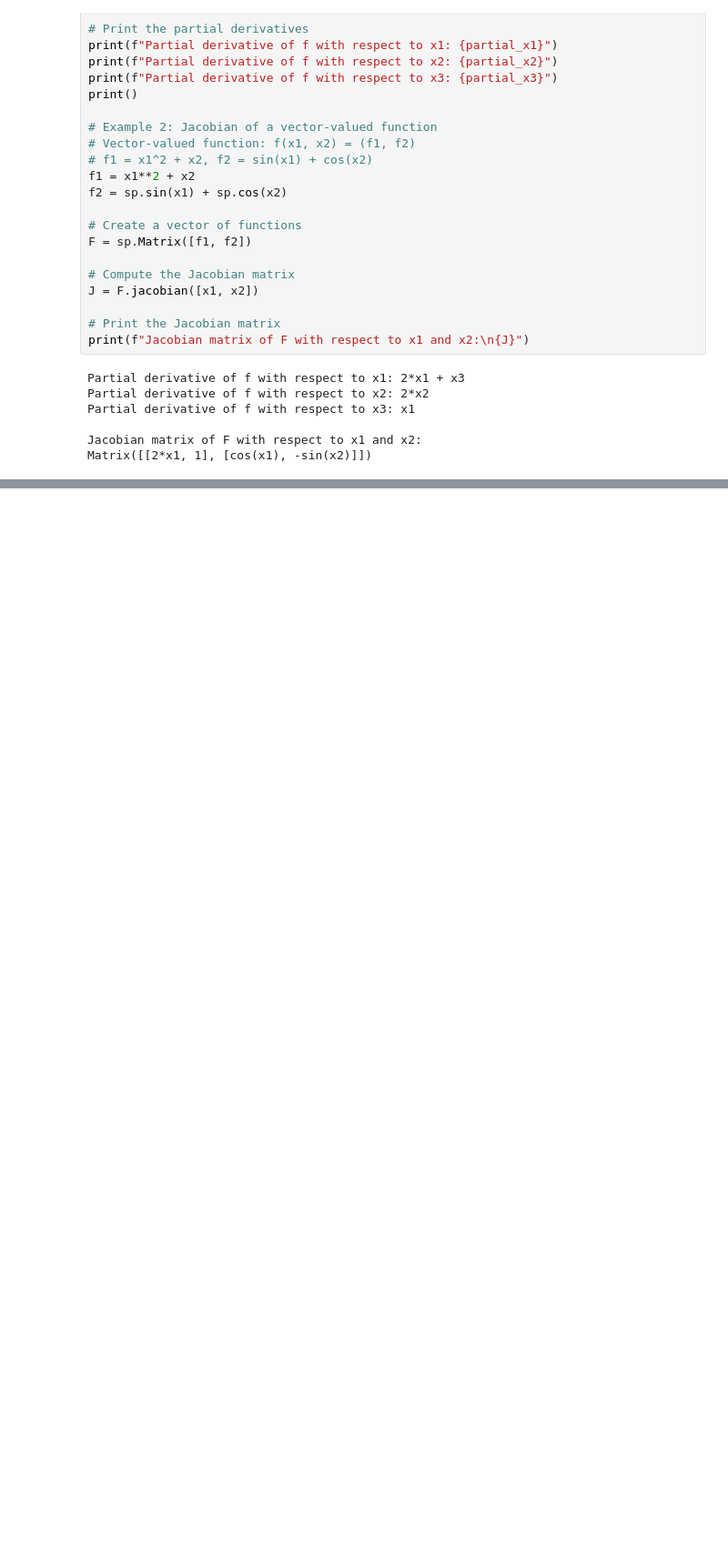
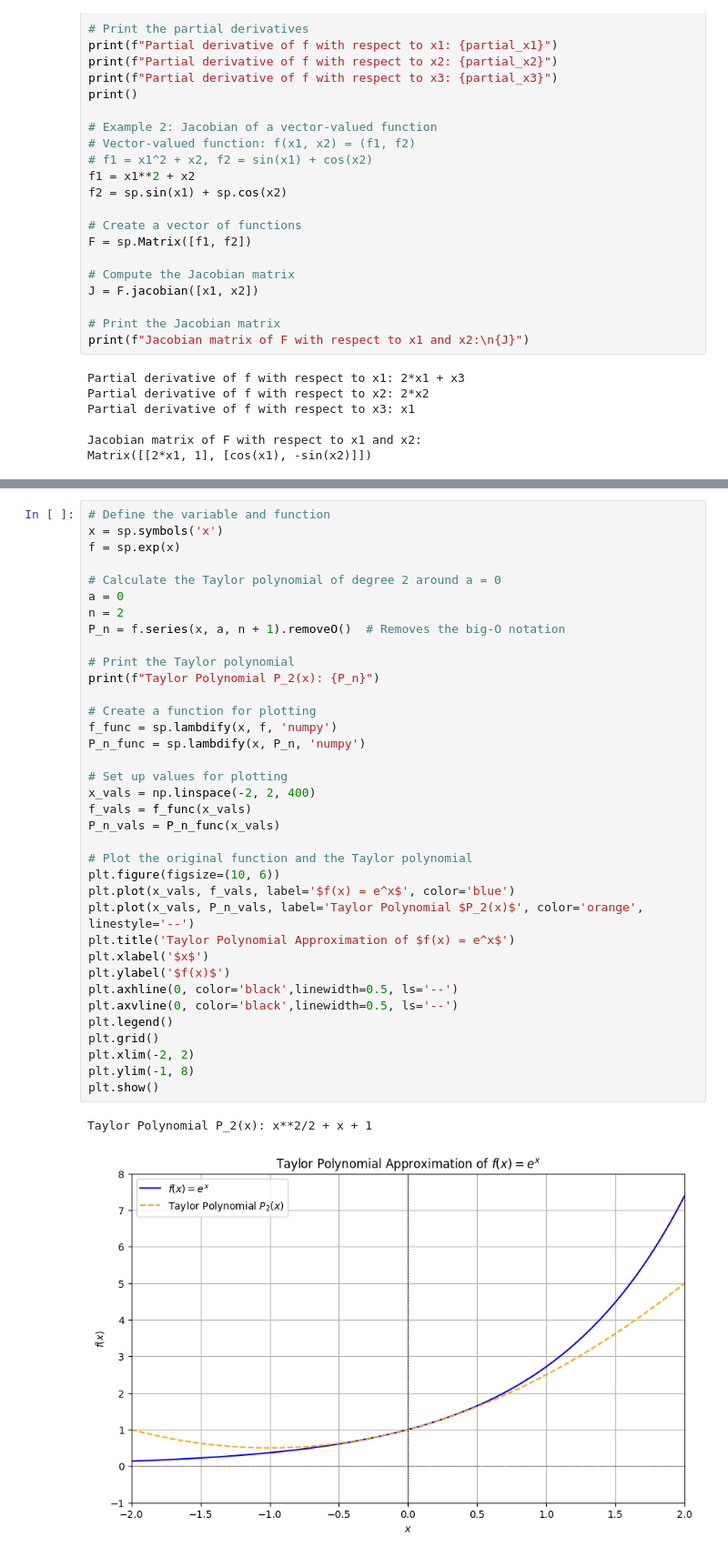
Before and after one commit to Ang-Li-code/MAT422, a Jupyter notebook: HW_3_2.ipynb, the cells around one changed output, grey strips where cells are left out. Shown: that part at 91% size. Cells and saved outputs as stored; diff of their text form; blank space fills up the shorter version.

```diff
--- a/HW_3_2.ipynb
+++ b/HW_3_2.ipynb
@@ -262,0 +275,39 @@ Matrix([[2*x1, 1], [cos(x1), -sin(x2)]])
+# %%
+# Define the variable and function
+x = sp.symbols('x')
+f = sp.exp(x)
+
+# Calculate the Taylor polynomial of degree 2 around a = 0
+a = 0
+n = 2
+P_n = f.series(x, a, n + 1).removeO()  # Removes the big-O notation
+
+# Print the Taylor polynomial
+print(f"Taylor Polynomial P_2(x): {P_n}")
+
+# Create a function for plotting
+f_func = sp.lambdify(x, f, 'numpy')
+P_n_func = sp.lambdify(x, P_n, 'numpy')
+
+# Set up values for plotting
+x_vals = np.linspace(-2, 2, 400)
+f_vals = f_func(x_vals)
+P_n_vals = P_n_func(x_vals)
+
+# Plot the original function and the Taylor polynomial
+plt.figure(figsize=(10, 6))
+plt.plot(x_vals, f_vals, label='$f(x) = e^x$', color='blue')
+plt.plot(x_vals, P_n_vals, label='Taylor Polynomial $P_2(x)$', color='orange', linestyle='--')
+plt.title('Taylor Polynomial Approximation of $f(x) = e^x$')
+plt.xlabel('$x$')
+plt.ylabel('$f(x)$')
+plt.axhline(0, color='black',linewidth=0.5, ls='--')
+plt.axvline(0, color='black',linewidth=0.5, ls='--')
+plt.legend()
+plt.grid()
+plt.xlim(-2, 2)
+plt.ylim(-1, 8)
+plt.show()
+# %% [output]
+Taylor Polynomial P_2(x): x**2/2 + x + 1
+[figure, added]
```
Also changed, not shown: parts of 2 cells of this notebook.
